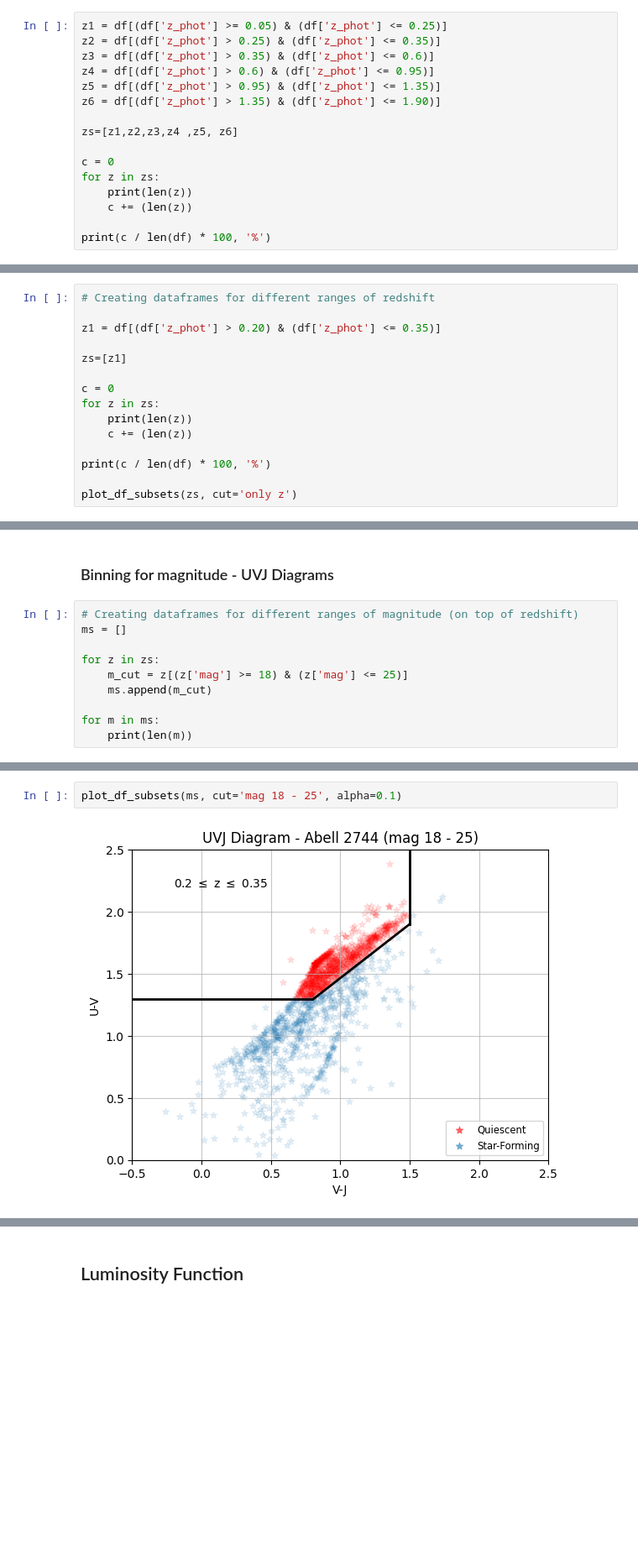
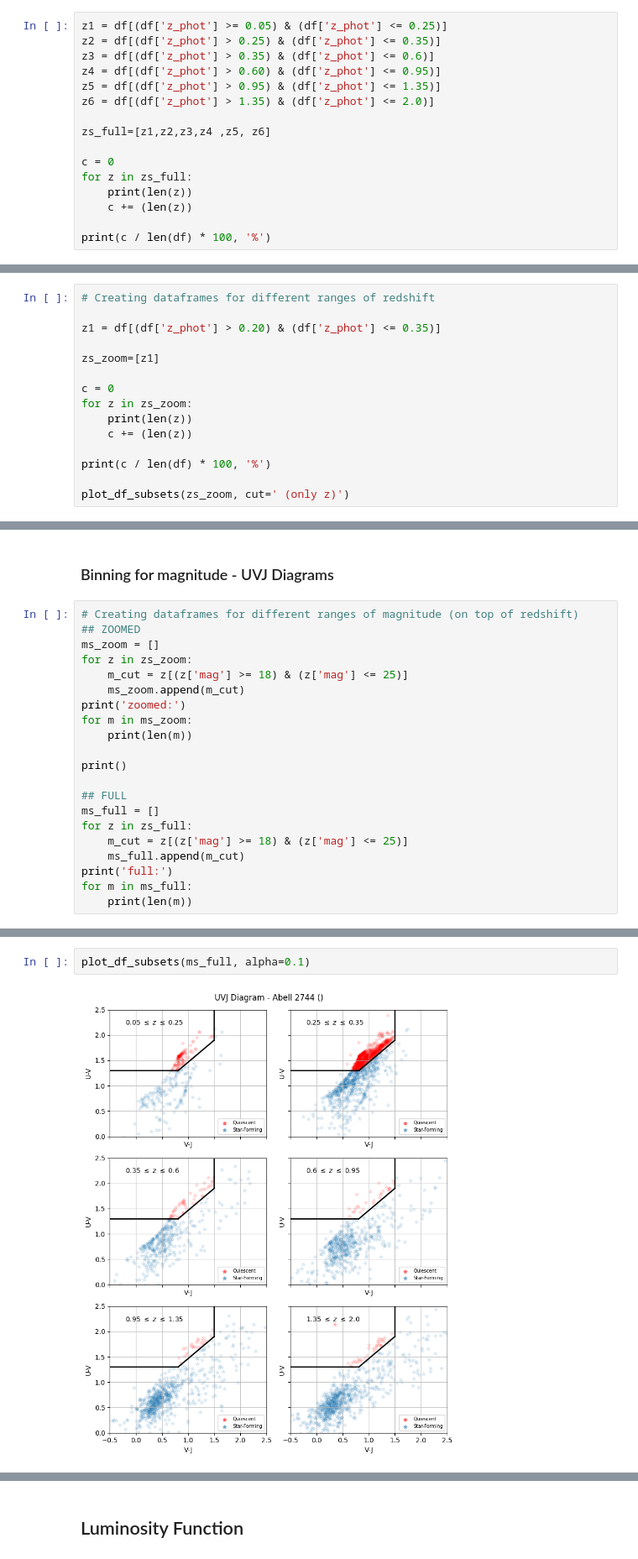
Before and after one commit to mayamerch/block-3-project, a Jupyter notebook: abell 2744.ipynb, the cells around one changed output, grey strips where cells are left out. Shown at 84% size. Saved outputs shown, nothing was run; the diff lists cells and outputs as text; blank space fills up the shorter version.

```diff
--- a/abell 2744.ipynb
+++ b/abell 2744.ipynb
@@ -509,14 +513,14 @@ def plot_df_subsets(zs, cut='', alpha=0.1):
 z1 = df[(df['z_phot'] >= 0.05) & (df['z_phot'] <= 0.25)]
 z2 = df[(df['z_phot'] > 0.25) & (df['z_phot'] <= 0.35)]
 z3 = df[(df['z_phot'] > 0.35) & (df['z_phot'] <= 0.6)]
-z4 = df[(df['z_phot'] > 0.6) & (df['z_phot'] <= 0.95)]
+z4 = df[(df['z_phot'] > 0.60) & (df['z_phot'] <= 0.95)]
 z5 = df[(df['z_phot'] > 0.95) & (df['z_phot'] <= 1.35)]
-z6 = df[(df['z_phot'] > 1.35) & (df['z_phot'] <= 1.90)]
+z6 = df[(df['z_phot'] > 1.35) & (df['z_phot'] <= 2.0)]
 
-zs=[z1,z2,z3,z4 ,z5, z6]
+zs_full=[z1,z2,z3,z4 ,z5, z6]
 
 c = 0
-for z in zs:
+for z in zs_full:
     print(len(z))
     c += (len(z))
 
@@ -540,16 +544,16 @@ plot_df_subsets(zs, cut='only z')
 
 z1 = df[(df['z_phot'] > 0.20) & (df['z_phot'] <= 0.35)]
 
-zs=[z1]
+zs_zoom=[z1]
 
 c = 0
-for z in zs:
+for z in zs_zoom:
     print(len(z))
     c += (len(z))
 
 print(c / len(df) * 100, '%')
 
-plot_df_subsets(zs, cut='only z')
+plot_df_subsets(zs_zoom, cut=' (only z)')
 # %% [output]
 4362
 11.348735560412115 %
@@ -597,12 +599,23 @@ plt.legend()
 ### Binning for magnitude - UVJ Diagrams
 # %%
 # Creating dataframes for different ranges of magnitude (on top of redshift)
-ms = []
+## ZOOMED
+ms_zoom = []
+for z in zs_zoom:
+    m_cut = z[(z['mag'] >= 18) & (z['mag'] <= 25)]
+    ms_zoom.append(m_cut)
+print('zoomed:')
+for m in ms_zoom:
+    print(len(m))
 
-for z in zs:
+print()
+
+## FULL
+ms_full = []
+for z in zs_full:
     m_cut = z[(z['mag'] >= 18) & (z['mag'] <= 25)]
-    ms.append(m_cut)
-
-for m in ms:
+    ms_full.append(m_cut)
+print('full:')
+for m in ms_full:
     print(len(m))
 # %% [output]
@@ -610,4 +632,4 @@ for m in ms:
 # %%
-plot_df_subsets(ms, cut='mag 18 - 25', alpha=0.1)
+plot_df_subsets(ms_full, alpha=0.1)
 # %% [output]
-[figure, old version]
+[figure, new version]
```
Also changed, not shown: parts of 12 cells of this notebook.
